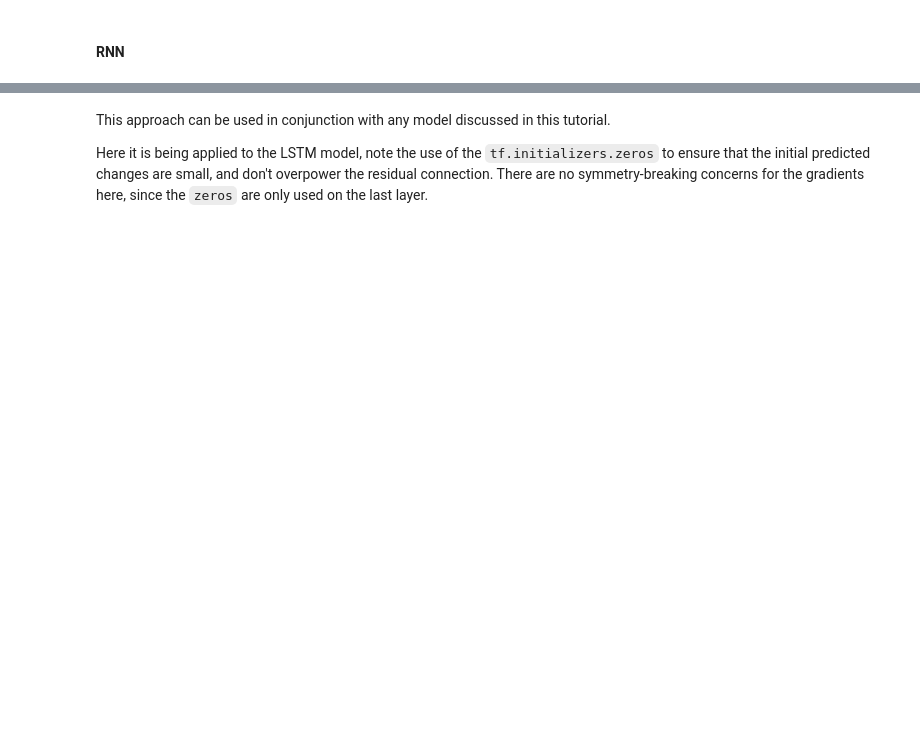
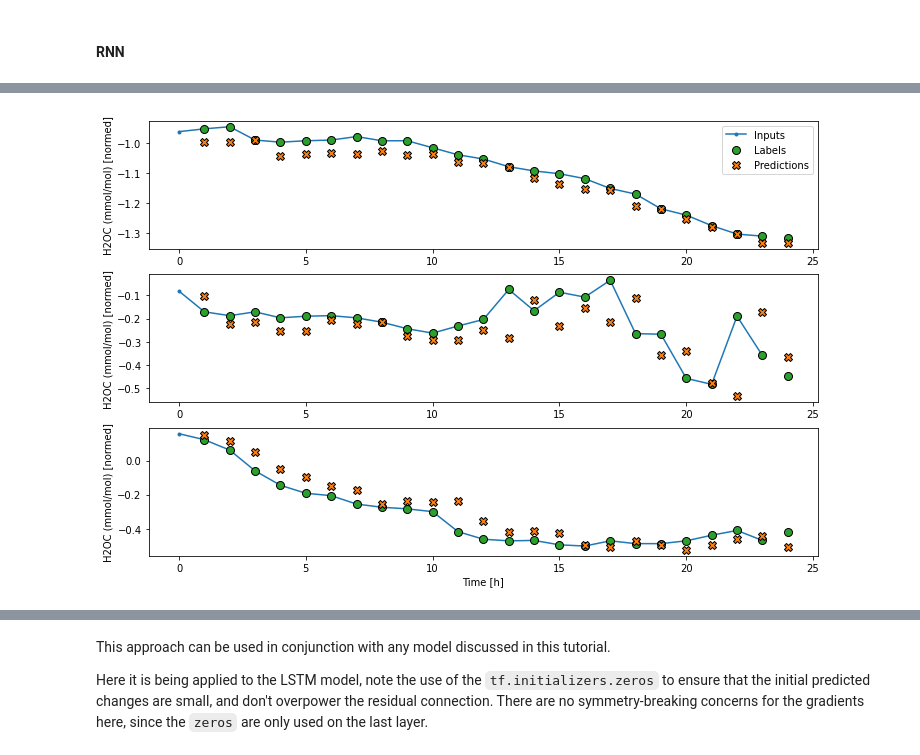
Before and after one commit to shubacca/time-series-tf-weather, a Jupyter notebook: site/en/tutorials/structured_data/time_series.ipynb, the cells around one changed output, grey strips where cells are left out. Saved outputs shown, nothing was run; the diff lists cells and outputs as text; code cells hidden in the pictures; blank space fills up the shorter version.

```diff
--- a/site/en/tutorials/structured_data/time_series.ipynb
+++ b/site/en/tutorials/structured_data/time_series.ipynb
@@ -1156,3 +1118,7 @@ print()
+# %%
+wide_window.plot(dense, plot_col='H2OC (mmol/mol)')
+# %% [output]
+[figure, added]
 # %% [markdown]
 <a id="residual"></a>
 
```
Also changed, not shown: parts of 53 cells of this notebook.
